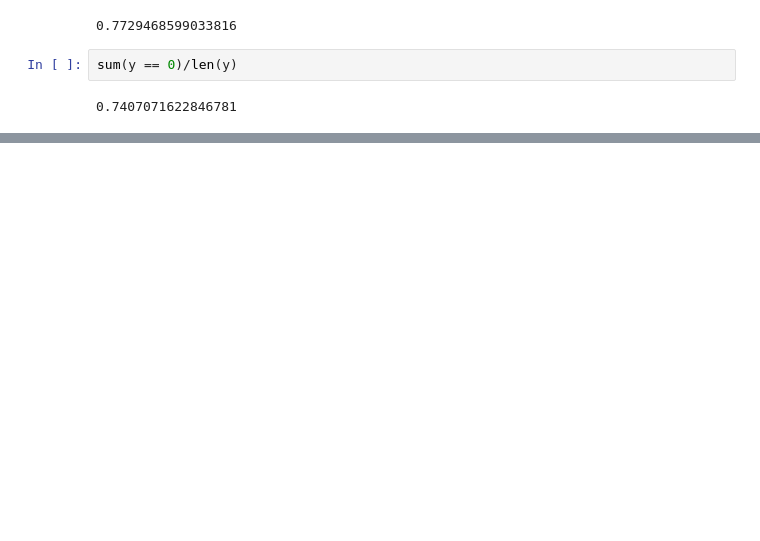
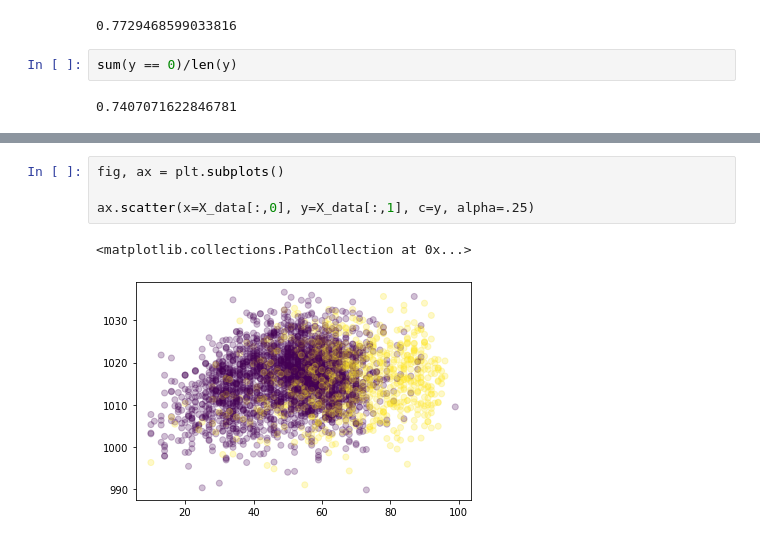
Before and after one commit to dineshmahapatra/MachineLearningWithPython, a Jupyter notebook: 01 - Lesson - Linear Classifier.ipynb, the cells around one changed output, grey strips where cells are left out. Cells and saved outputs as stored; diff of their text form; blank space fills up the shorter version.

```diff
--- a/01 - Lesson - Linear Classifier.ipynb
+++ b/01 - Lesson - Linear Classifier.ipynb
@@ -152,0 +153,7 @@ Further resources: https://machinelearningmastery.com/perceptron-algorithm-for-c
+# %%
+fig, ax = plt.subplots()
+
+ax.scatter(x=X_data[:,0], y=X_data[:,1], c=y, alpha=.25)
+# %% [output]
+<matplotlib.collections.PathCollection at 0x...>
+[figure, added]
```
Also changed, not shown: parts of 14 cells of this notebook, 7 other files.
